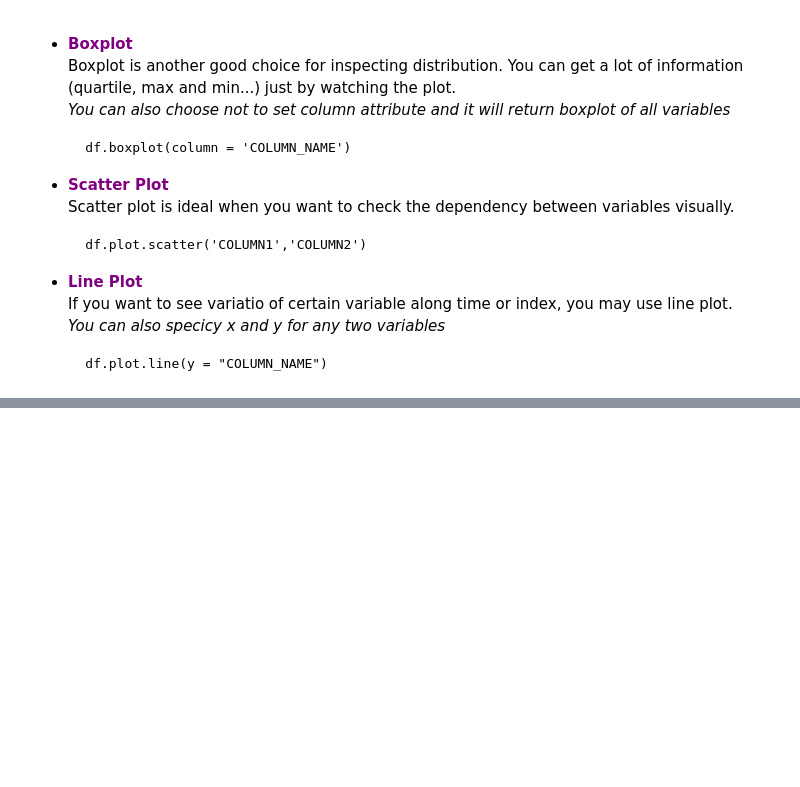
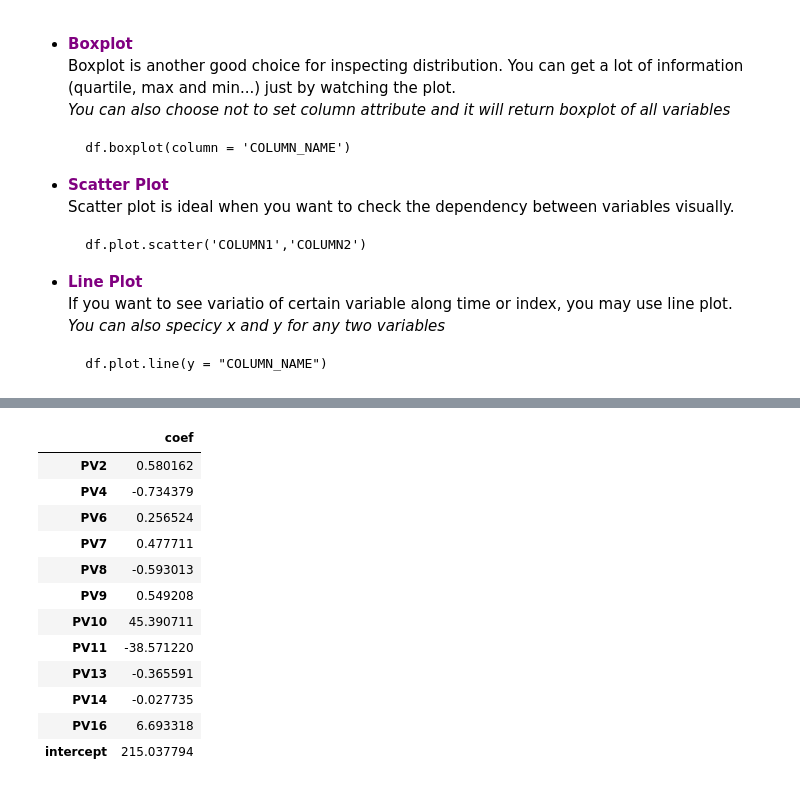
Before and after one commit to BurgerWu/Soft-Sensor-Development, a Jupyter notebook: Soft-Sensor Development.ipynb, the cells around one changed output, grey strips where cells are left out. Cells and saved outputs as stored; diff of their text form; code cells hidden in the pictures; blank space fills up the shorter version.

```diff
--- a/Soft-Sensor Development.ipynb
+++ b/Soft-Sensor Development.ipynb
@@ -1222,0 +703,6 @@ Successfully installed wget-3.2
+# %%
+#Run this cell to import PLSRegression module and perform PLSR fitting on original dataset
+from sklearn.cross_decomposition import PLSRegression
+from sklearn.metrics import explained_variance_score
+pls_model0 = PLSRegression(n_components = 8, scale = True, max_iter = 500)
+pls_model0.fit(df.iloc[:, 1:], df.iloc[:, 0])
@@ -1222,0 +1320,4 @@ Successfully installed wget-3.2
+# %%
+#Run this cell to create two objects from imported class
+pls_eva2 = pls_evaluator(n_component = 7, cv_fold = 10)
+plotter2 = result_plotter()
@@ -1222,0 +1410,46 @@ Successfully installed wget-3.2
+# %%
+#Run this cell to load function for getting coefficient in original scale
+def get_final_result(model, training_set):
+    """
+    This function helps you obtain variable coefficient in original scale as well as intercept part
+    of the final equation.
+
+    Input:
+        model: Model you wish to get coefficient
+        training_set: Training_set used to train the model, in order to get variables name
+    Output:
+        final_coef_table: Table with coefficient in original scale
+    """
+    #Retrieve scaled coefficient from input model
+    coef = np.dot(model.x_rotations_, np.transpose(model.y_loadings_)) * model.y_std_
+    coef = coef.reshape([len(coef),])
+
+    #Rescale the coefficient with standard deviation of variable
+    true_coef = coef/model.x_std_
+
+    #Calculate equation intercept
+    intercept = -sum(true_coef * model.x_mean_) + model.y_mean_
+
+    #Create final coefficient table in original scale
+    final_coef_table = pd.DataFrame(index = training_set.columns, data = {'coef': true_coef})
+    final_coef_table.loc['intercept','coef'] = intercept
+
+    return final_coef_table
+# %%
+#Run this cell to get coefficient in original scale
+final_equation = get_final_result(pls_eva2.original_model, train_x2)
+final_equation
+# %% [output]
+|  | coef |
+| PV2 | 0.580162 |
+| PV4 | -0.734379 |
+| PV6 | 0.256524 |
+| PV7 | 0.477711 |
+| PV8 | -0.593013 |
+| PV9 | 0.549208 |
+| PV10 | 45.390711 |
+| PV11 | -38.571220 |
+| PV13 | -0.365591 |
+| PV14 | -0.027735 |
+| PV16 | 6.693318 |
+| intercept | 215.037794 |
```
Also changed, not shown: parts of 89 cells of this notebook, 15 other files.
